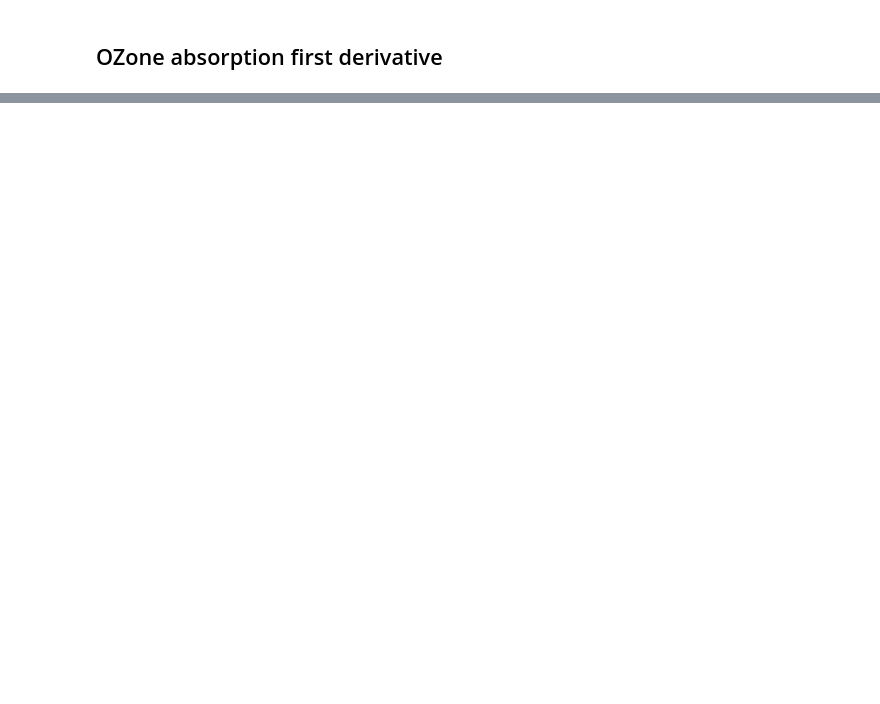
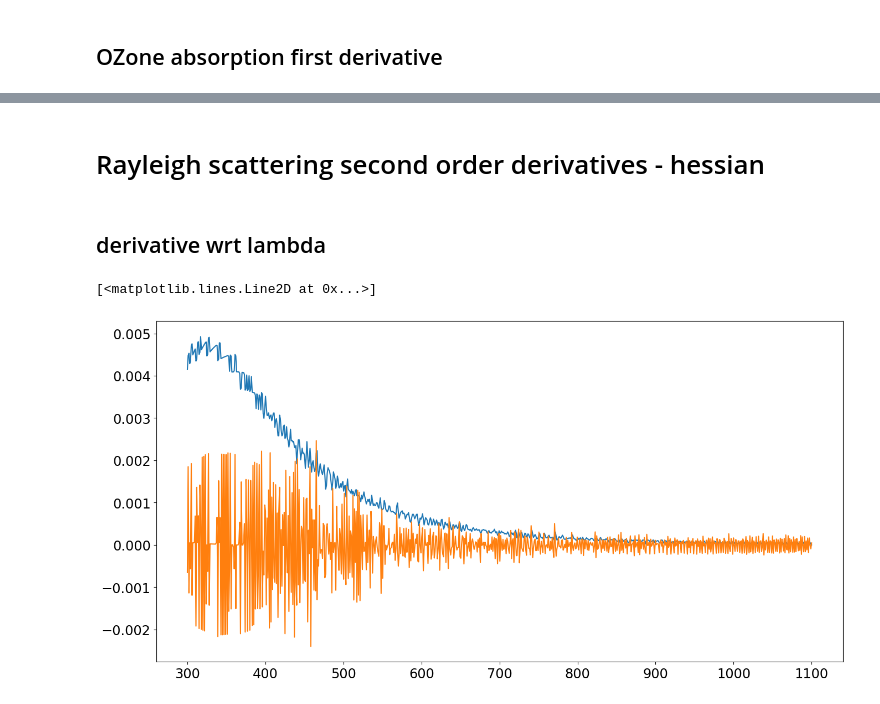
Before and after one commit to sylvielsstfr/AtmEmulator, a Jupyter notebook: docs/notebooks/diffemulator/test_SimlDiffEmulator_differentiation.ipynb, the cells around one changed output, grey strips where cells are left out. Saved outputs shown, nothing was run; the diff lists cells and outputs as text; code cells hidden in the pictures; blank space fills up the shorter version.

```diff
--- a/docs/notebooks/diffemulator/test_SimlDiffEmulator_differentiation.ipynb
+++ b/docs/notebooks/diffemulator/test_SimlDiffEmulator_differentiation.ipynb
@@ -237,0 +239,13 @@ Text(0.5, 0.98, 'SimpleDiffAtmEmulator : 1st order derivative Ozone absorption t
+# %% [markdown]
+# Rayleigh scattering second order derivatives - hessian
+# %% [markdown]
+## derivative wrt lambda
+# %%
+diff_transm = jit(onemap_2args_1(emul.grad_Rayleightransparency))(WL,2.0)
+diff2_transm = jit(onemap_2args_1(emul.hessian_Rayleightransparency))(WL,2.0)
+# %%
+plt.plot(WL,diff_transm[0])
+plt.plot(WL,diff2_transm[0][0])
+# %% [output]
+[<matplotlib.lines.Line2D at 0x...>]
+[figure, added]
```
Also changed, not shown: parts of 12 cells of this notebook, 6 other files.
